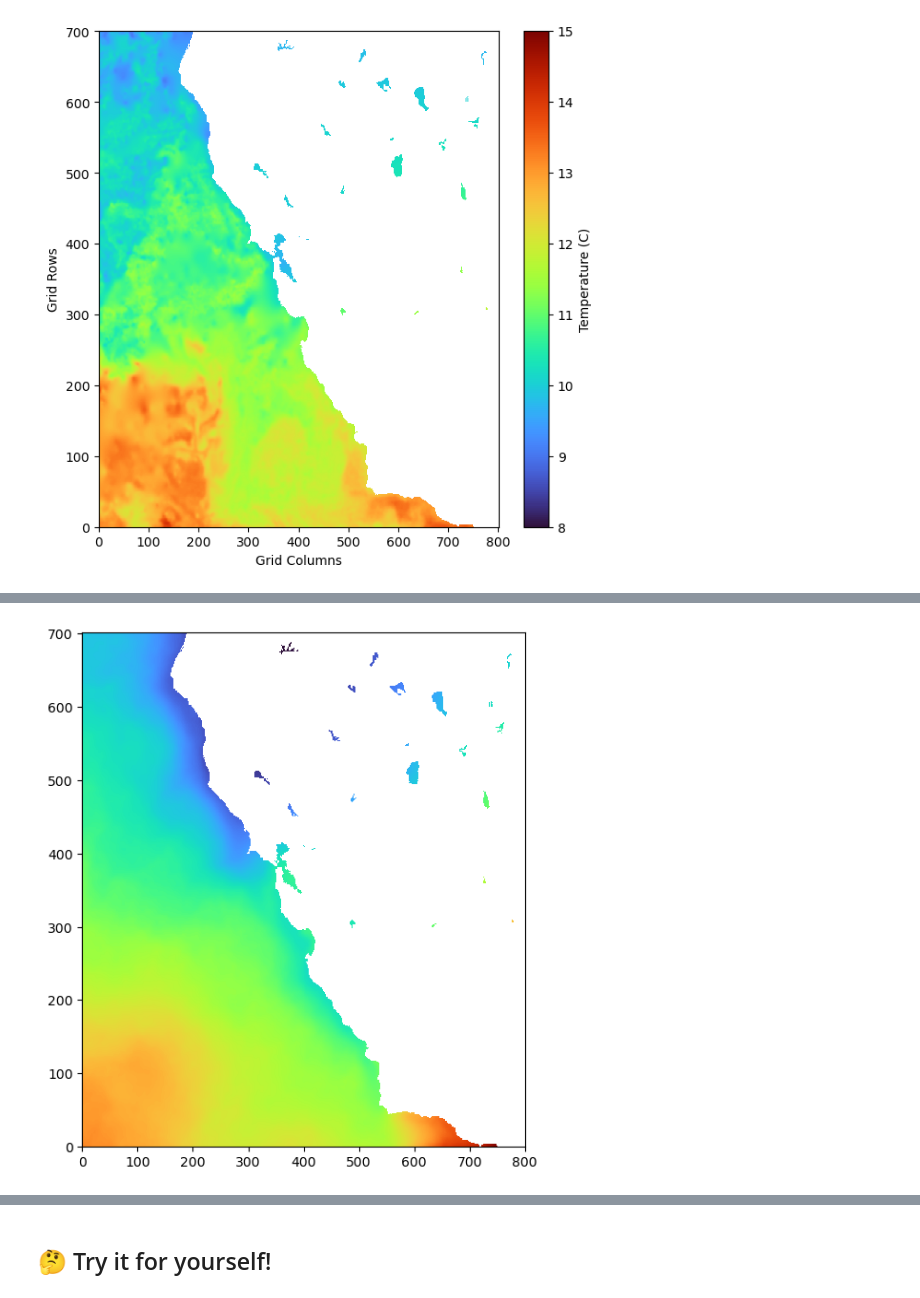
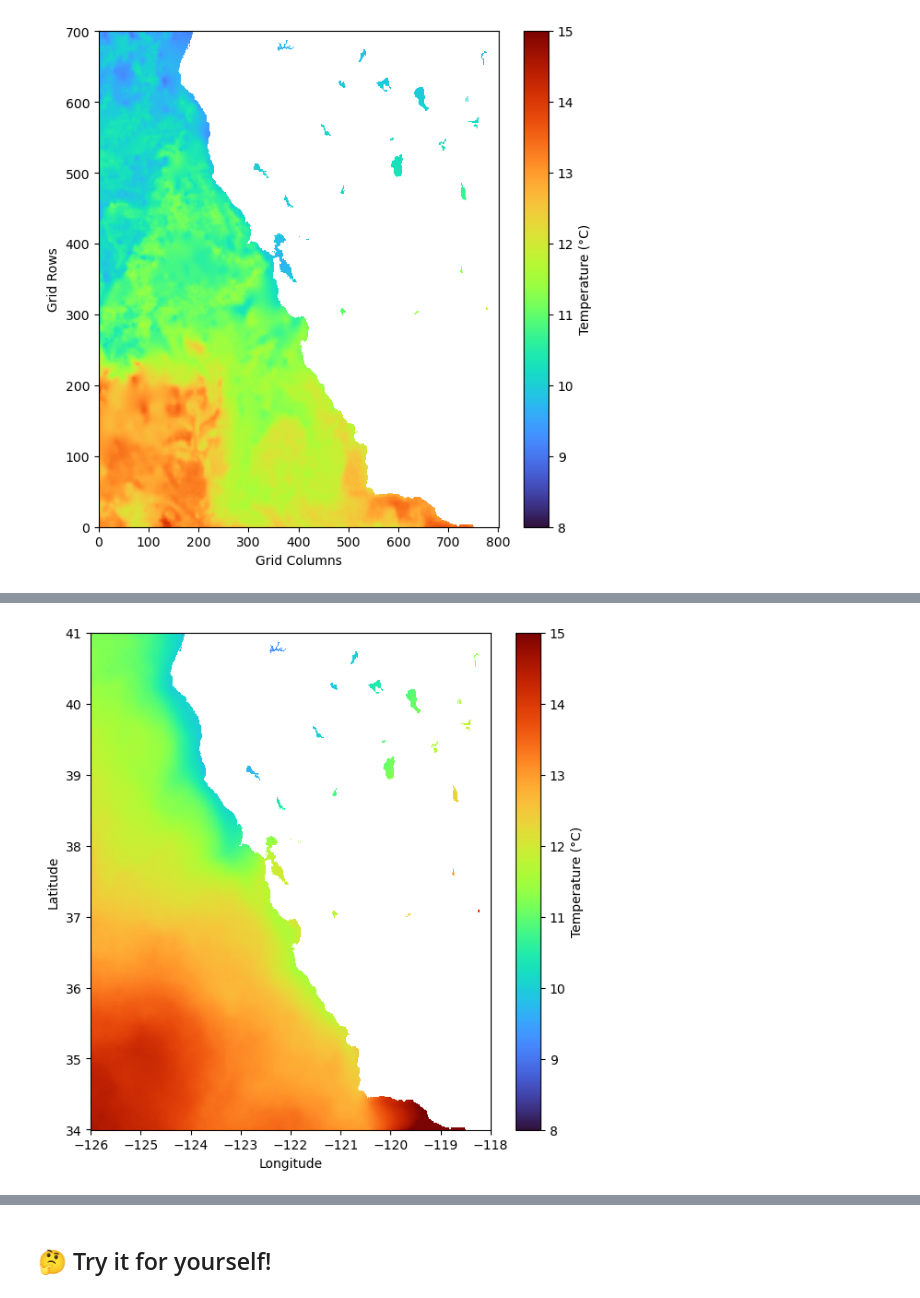
Before and after one commit to ProfMikeWood/ocean_remote_sensing_book, a Jupyter notebook: labs/lab05_sst_python.ipynb, the cells around one changed output, grey strips where cells are left out. Cells and saved outputs as stored; diff of their text form; code cells hidden in the pictures.

```diff
--- a/labs/lab05_sst_python.ipynb
+++ b/labs/lab05_sst_python.ipynb
@@ -40,2 +43,3 @@ When the file downloads, save it into your Lab 5/Data folder. Then, to facilitat
 # %%
-data_dir = '../data/'
+# enter a path to your data folder here
+data_dir = '../data/labs/lab05'
@@ -207,9 +244,14 @@ NameError: name 'plt' is not defined
 # %%
+# compute the mean over all time
 mean_sst = np.mean(sst, axis=0)
 
-plt.figure(figsize=(6,7))
-plt.pcolormesh(mean_sst,cmap='turbo')
+# generate the plot above for the mean temperature
+plt.figure(figsize=(7,7))
+C = plt.pcolormesh(longitude, latitude, mean_sst, cmap='turbo',vmin=8,vmax=15)
+plt.colorbar(C, label='Temperature (°C)')
+plt.xlabel('Longitude')
+plt.ylabel('Latitude')
 plt.show()
 # %% [output]
-[figure, old version]
+[figure, new version]
 # %% [markdown]
```
Also changed, not shown: parts of 28 cells of this notebook, 4 other files.
